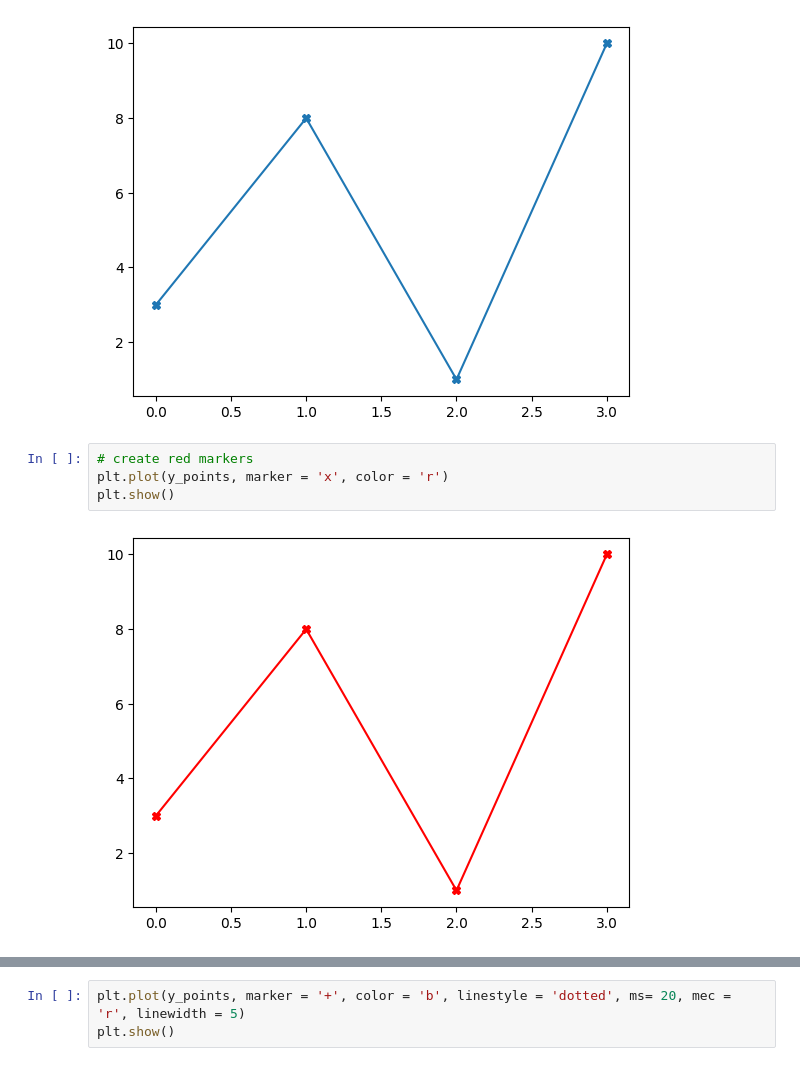
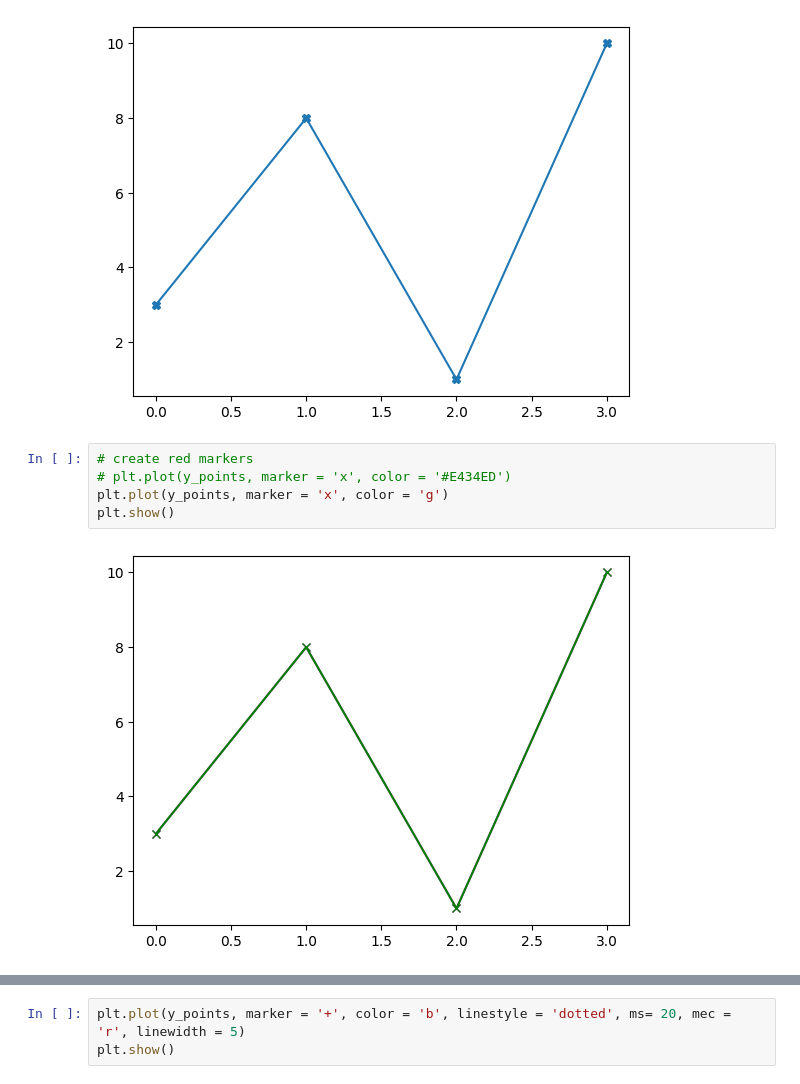
Before and after one commit to iadel93/DEBI_Python, a Jupyter notebook: DataVisualization/Matplotlib.ipynb, the cells around one changed output, grey strips where cells are left out. Drawn from its saved outputs; the diff is of its cells as text.

```diff
--- a/DataVisualization/Matplotlib.ipynb
+++ b/DataVisualization/Matplotlib.ipynb
@@ -52,10 +52,11 @@ plt.show()
 [figure]
 # %%
 # create red markers
-plt.plot(y_points, marker = 'x', color = 'r')
+# plt.plot(y_points, marker = 'x', color = '#E434ED')
+plt.plot(y_points, marker = 'x', color = 'g')
 plt.show()
 # %% [output]
-[figure, old version]
+[figure, new version]
 # %%
 # make the line dotted
 
```
Also changed, not shown: parts of 7 cells of this notebook, 3 other files.
